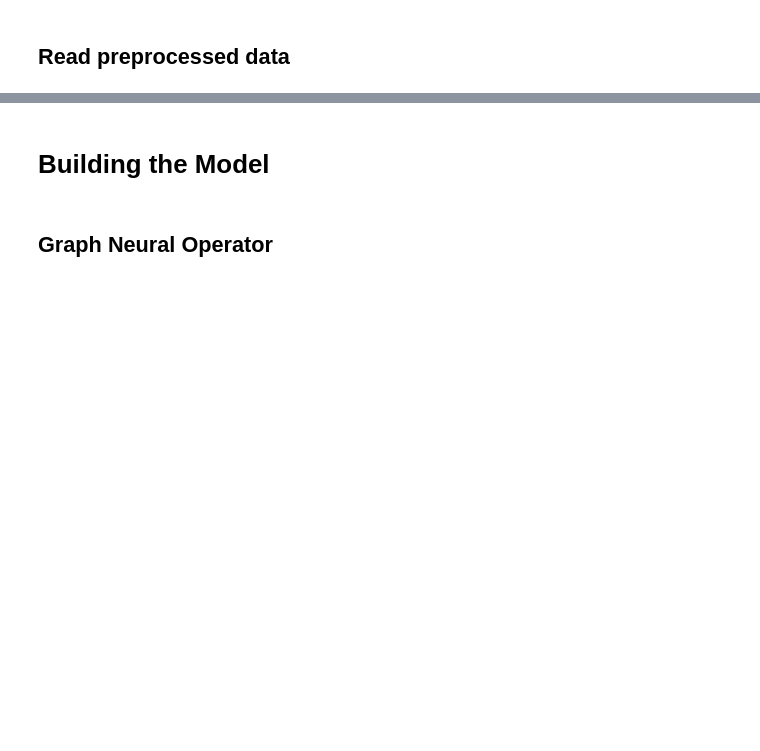
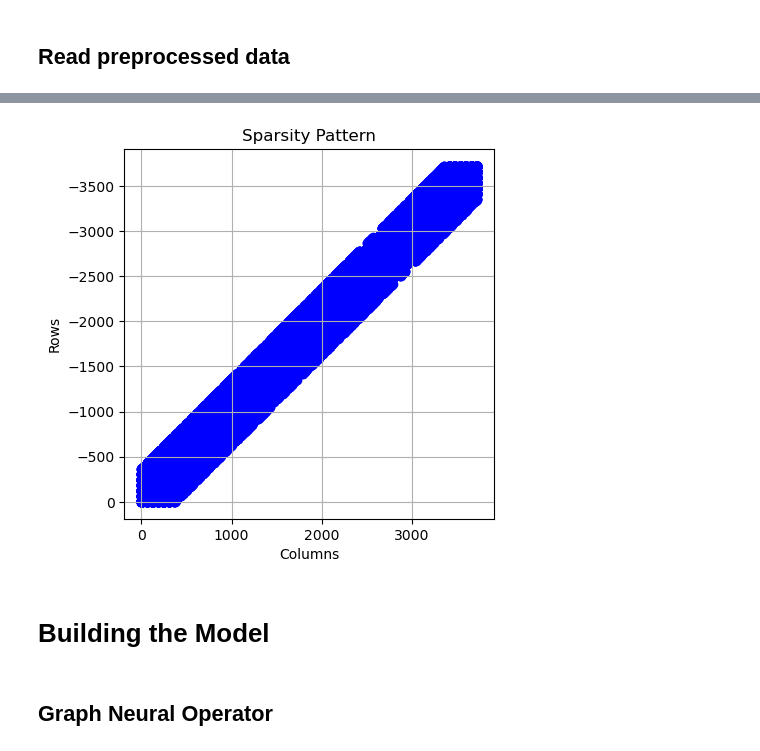
Before and after one commit to IsaacJu-debug/graph-pde, a Jupyter notebook: graph-neural-operator/gno_mgn_comparison.ipynb, the cells around one changed output, grey strips where cells are left out. Saved outputs shown, nothing was run; the diff lists cells and outputs as text; code cells hidden in the pictures; blank space fills up the shorter version.

```diff
--- a/graph-neural-operator/gno_mgn_comparison.ipynb
+++ b/graph-neural-operator/gno_mgn_comparison.ipynb
@@ -272,0 +308,3 @@ print(train_loader[:1])
+# %%
+train_batch = next(iter(train_loader))
+print(train_batch.x[:10, :])
@@ -273,3 +322,26 @@ print(train_loader[:1])
+# %%
+# inspect adjacency matrix
+def edge_index_to_adjacency_matrix(edge_index, num_nodes):
+    """Convert edge_index to an adjacency matrix."""
+    adj_matrix = torch.zeros(num_nodes, num_nodes)
+    adj_matrix[edge_index[0, :], edge_index[1, :]] = 1
+    return adj_matrix
+
+# Convert edge_index to adjacency matrix
+adj_matrix = edge_index_to_adjacency_matrix(train_batch.edge_index, train_batch.x.shape[0])
+
+# Plot adjacency matrix
+x, y = np.where(adj_matrix == 1)
+plt.scatter(y, -x, marker='o', color='blue')
+plt.gca().set_aspect('equal', adjustable='box')
+plt.gca().invert_yaxis()  # To match MATLAB's spy function's layout
+plt.xlabel('Columns')
+plt.ylabel('Rows')
+plt.title('Sparsity Pattern')
+plt.grid(True)
+plt.show()
+# %% [output]
+[figure, added]
 # %% [markdown]
 # Building the Model
 # %% [markdown]
```
Also changed, not shown: parts of 11 cells of this notebook.
